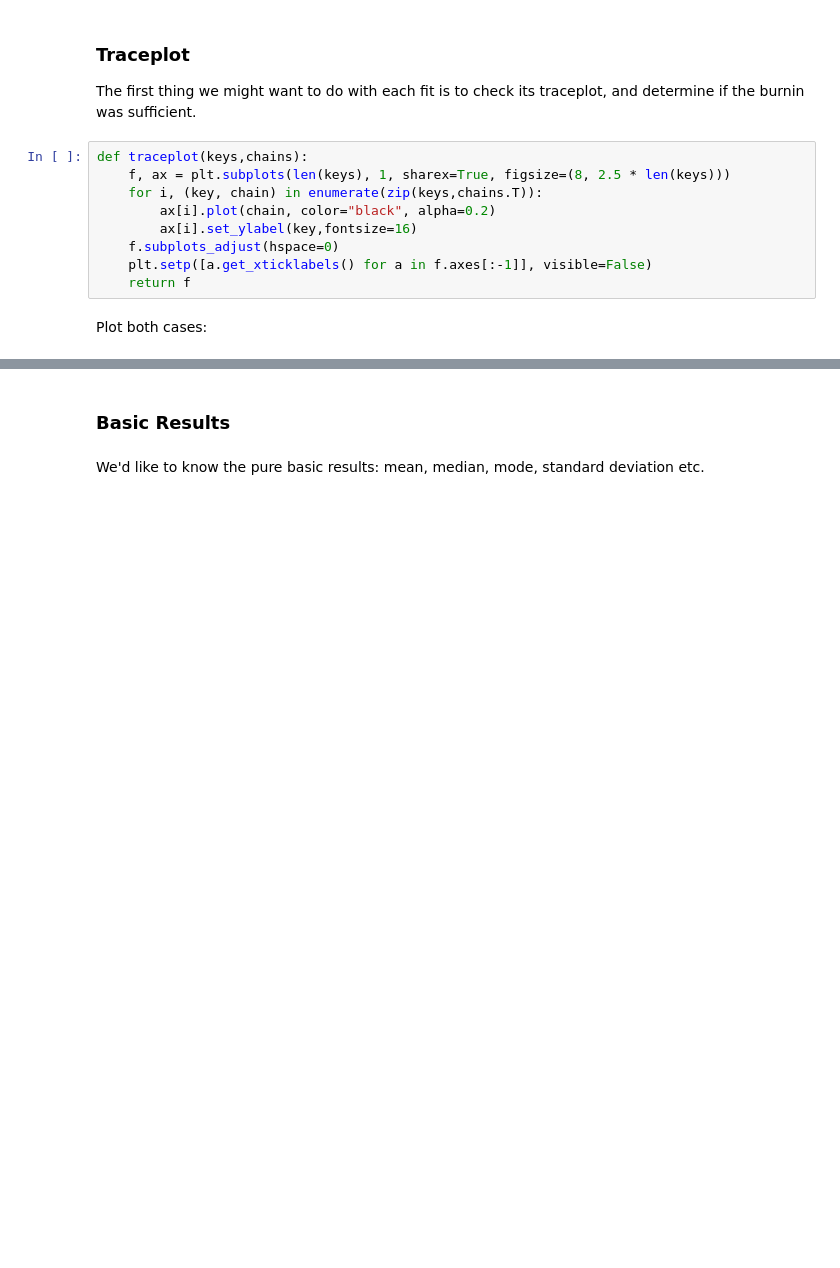
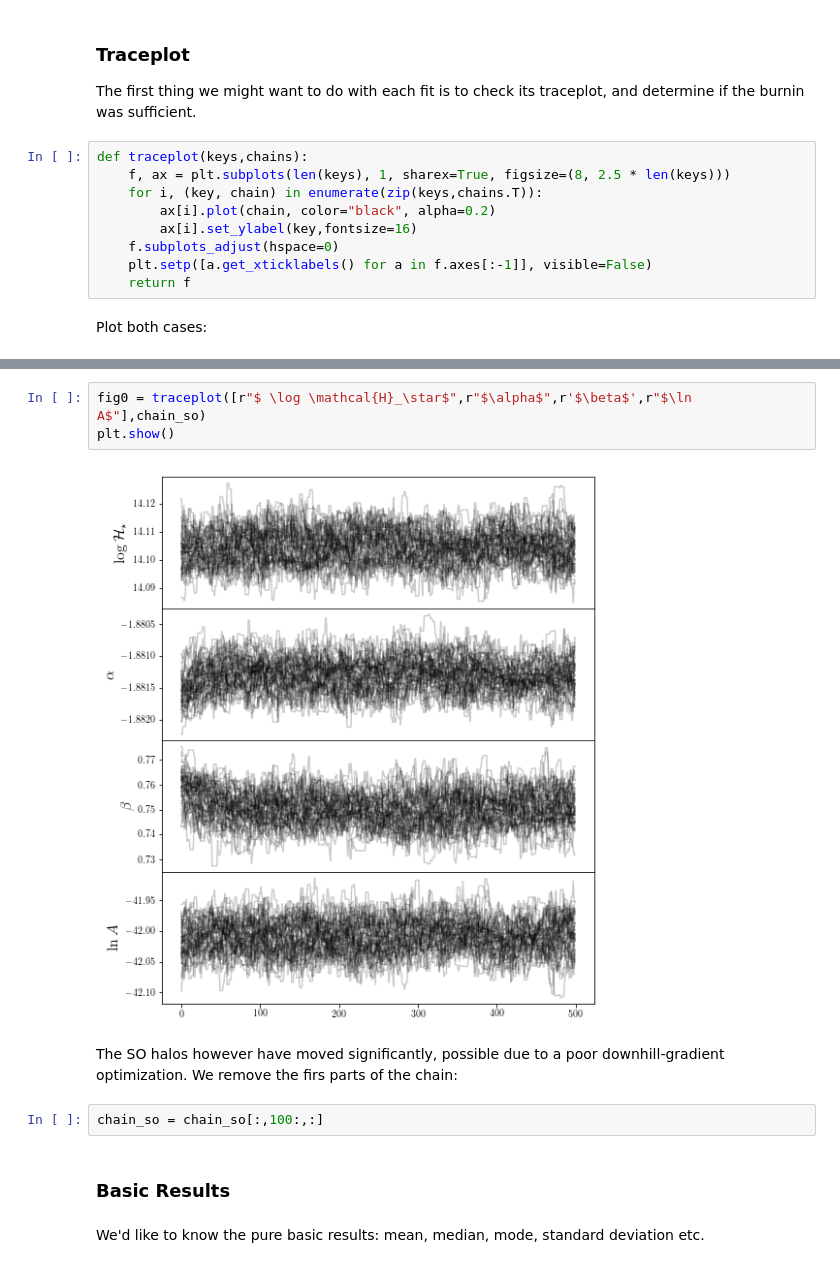
Before and after one commit to steven-murray/mrpy, a Jupyter notebook: docs/examples/fit_simulation_suite.ipynb, the cells around one changed output, grey strips where cells are left out. Cells and saved outputs as stored; diff of their text form; blank space fills up the shorter version.

```diff
--- a/docs/examples/fit_simulation_suite.ipynb
+++ b/docs/examples/fit_simulation_suite.ipynb
@@ -187,3 +267,12 @@ It seems like a reasonable burn-in time has been met, so we're happy we trust ou
+# %%
+fig0 = traceplot([r"$ \log \mathcal{H}_\star$",r"$\alpha$",r'$\beta$',r"$\ln A$"],chain_so)
+plt.show()
+# %% [output]
+[figure, added]
+# %% [markdown]
+The SO halos however have moved significantly, possible due to a poor downhill-gradient optimization. We remove the firs parts of the chain:
+# %%
+chain_so = chain_so[:,100:,:]
 # %% [markdown]
 ### Basic Results
 # %% [markdown]
```
Also changed, not shown: parts of 46 cells of this notebook, 43 other files.
